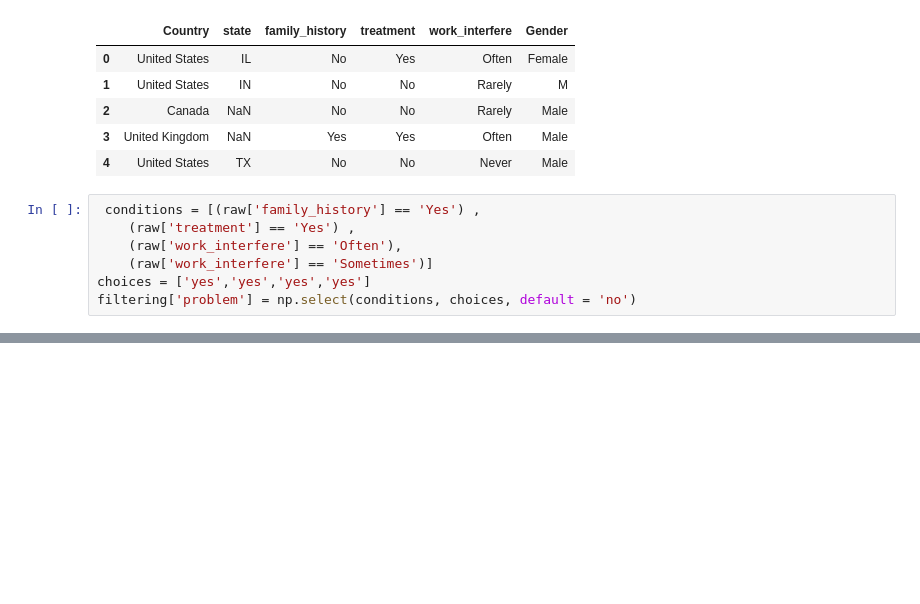
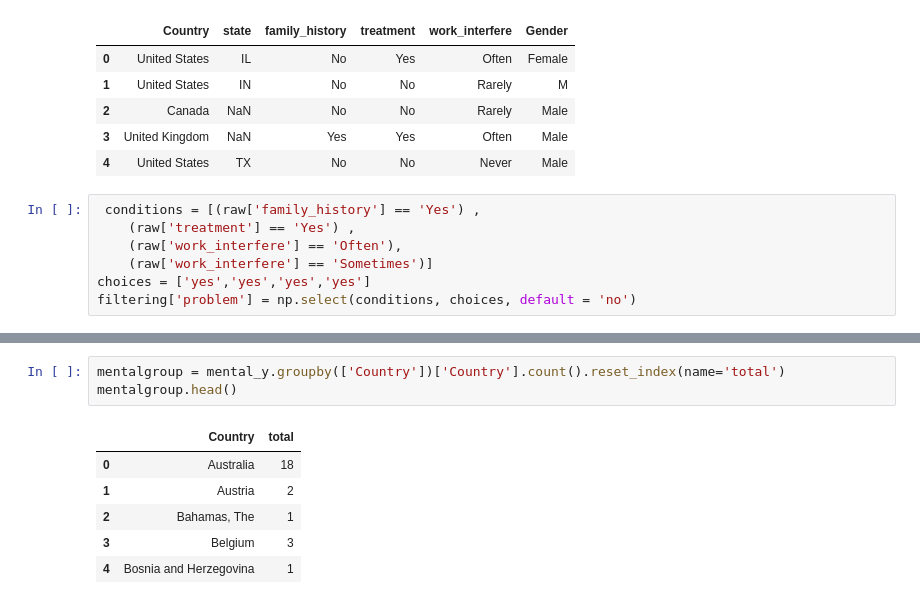
Before and after one commit to Rewanth23/rewanthassign, a Jupyter notebook: 1202finalassignment#4.ipynb, the cells around one changed output, grey strips where cells are left out. Cells and saved outputs as stored; diff of their text form; blank space fills up the shorter version.

```diff
--- a/1202finalassignment#4.ipynb
+++ b/1202finalassignment#4.ipynb
@@ -36,0 +45,10 @@ mental_y = mental[mental['problem'].str.contains('yes')]mental_y.head()
+# %%
+mentalgroup = mental_y.groupby(['Country'])['Country'].count().reset_index(name='total')
+mentalgroup.head()
+# %% [output]
+|  | Country | total |
+| 0 | Australia | 18 |
+| 1 | Austria | 2 |
+| 2 | Bahamas, The | 1 |
+| 3 | Belgium | 3 |
+| 4 | Bosnia and Herzegovina | 1 |
```
Also changed, not shown: parts of 2 cells of this notebook.
